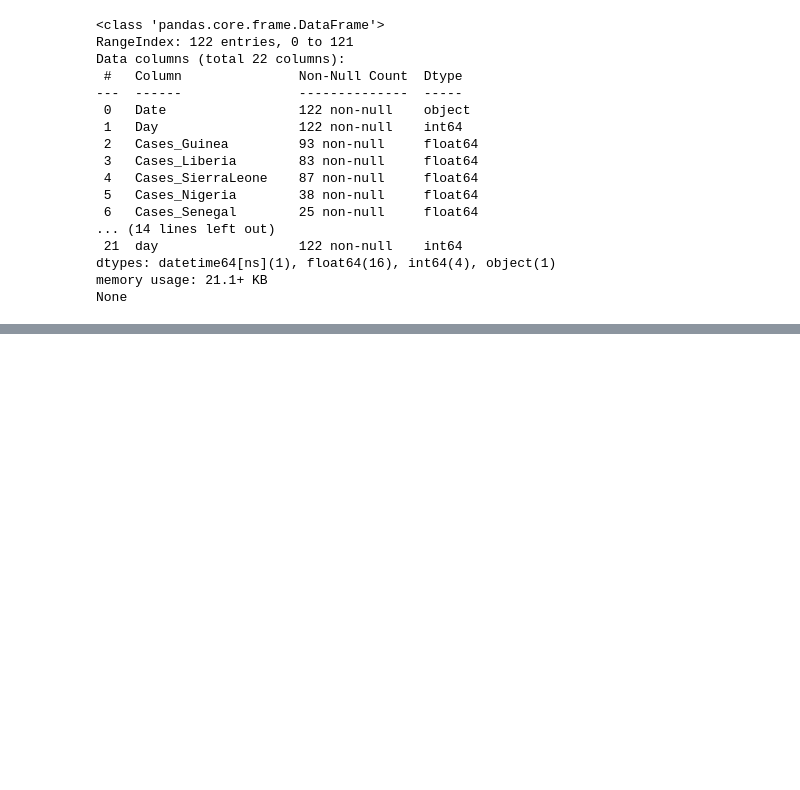
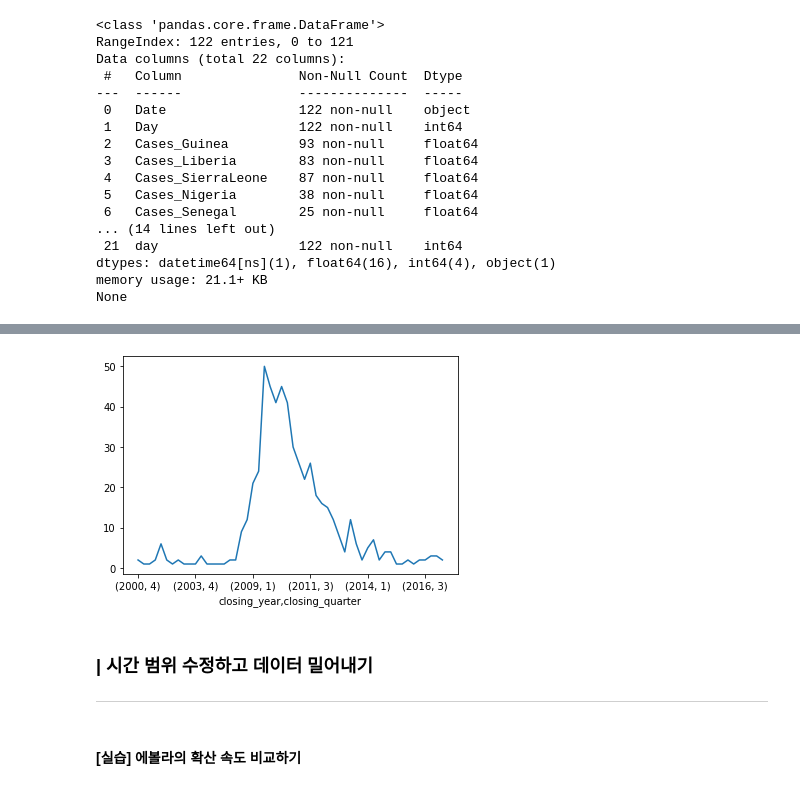
Before and after one commit to Dkepffl/2022-1-ESAA, a Jupyter notebook: Assignment/Assignment0411_datetime2.ipynb, the cells around one changed output, grey strips where cells are left out. Saved outputs shown, nothing was run; the diff lists cells and outputs as text; code cells hidden in the pictures; blank space fills up the shorter version.

```diff
--- a/Assignment/Assignment0411_datetime2.ipynb
+++ b/Assignment/Assignment0411_datetime2.ipynb
@@ -283,0 +456,4 @@ None
+# %%
+# 연도별로 그룹화한 다옴 다시 분기별로 그룹화
+closing_year_q = banks.groupby(['closing_year', 'closing_quarter']).size( )
+print(closing_year_q)
@@ -283,0 +486,11 @@ None
+# %%
+fig, ax = plt.subplots()
+ax = closing_year_q.plot()
+plt.show()
+# %% [output]
+[figure, added]
+# %% [markdown]
+### | **시간 범위 수정하고 데이터 밀어내기**
+___
+# %% [markdown]
+#### [실습] 에볼라의 확산 속도 비교하기
```
Also changed, not shown: parts of 57 cells of this notebook.
